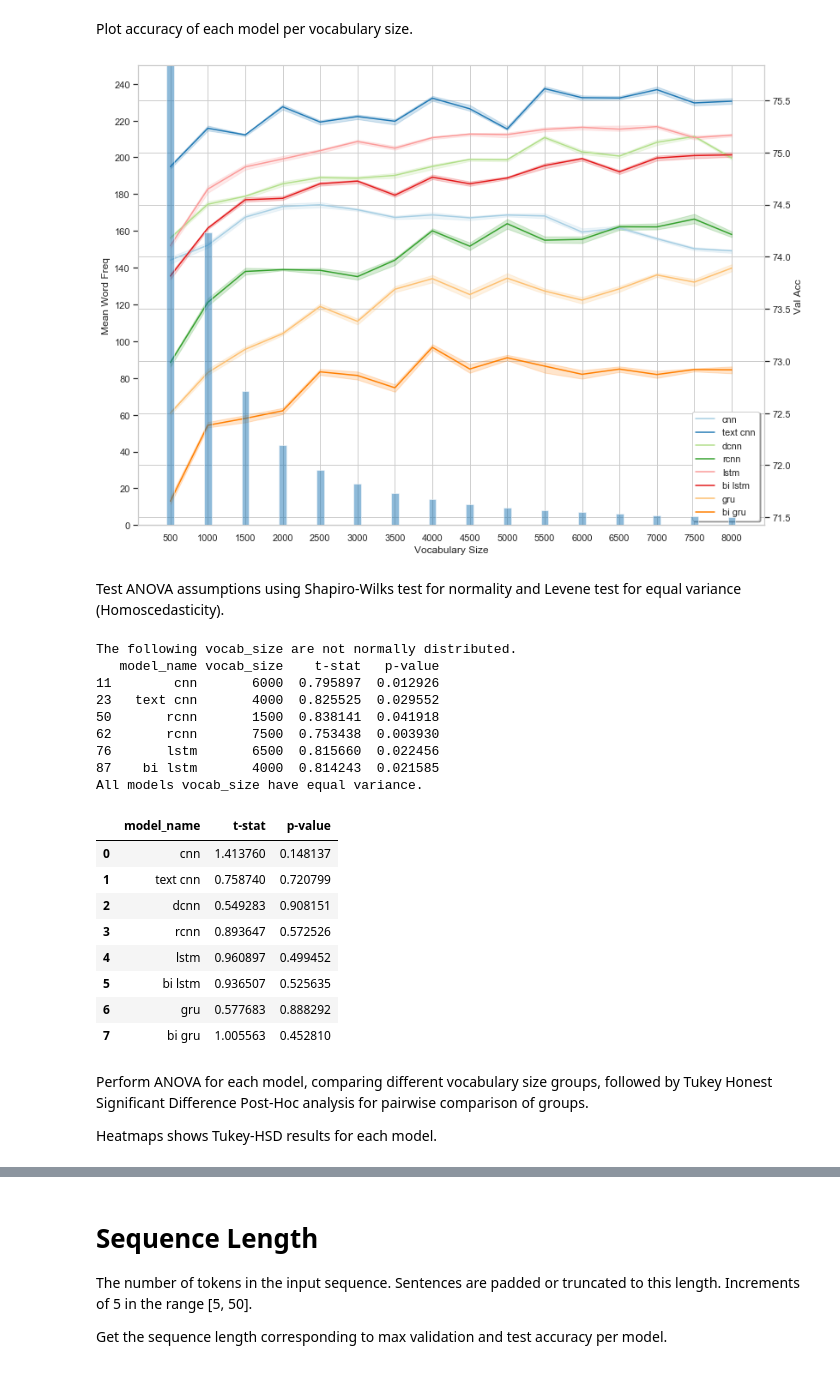
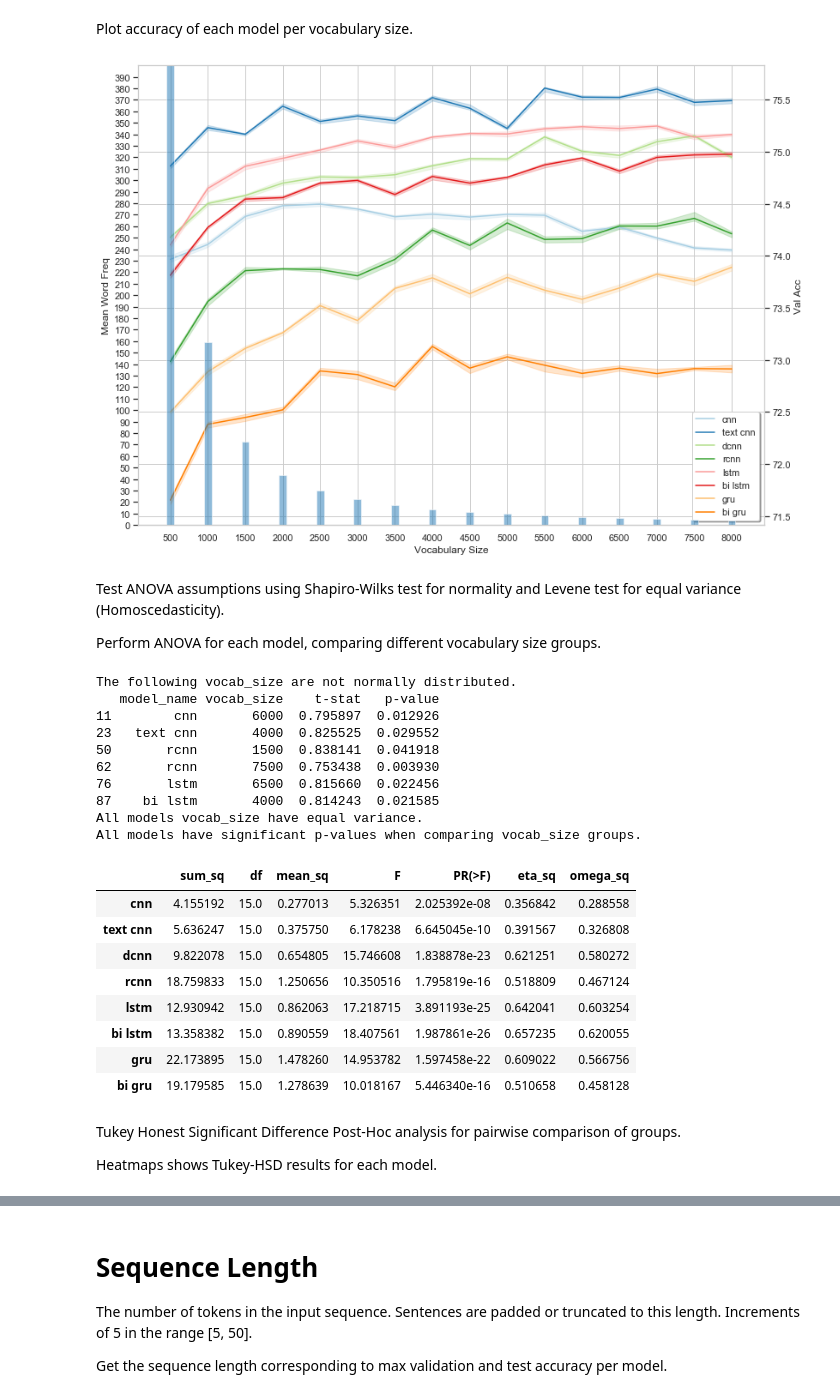
Before and after one commit to NathanDuran/Sentence-Encoding-for-DA-Classification, a Jupyter notebook: data_processing/swda_results.ipynb, the cells around one changed output, grey strips where cells are left out. Cells and saved outputs as stored; diff of their text form; code cells hidden in the pictures.

Commit message:
Finish Maptask Max Seq and Vocab Size

```diff
--- a/data_processing/results.ipynb
+++ b/data_processing/swda_results.ipynb
@@ -225,47 +225,53 @@ Plot accuracy of each model per vocabulary size.
 # vocab_acc_data = vocab_data.drop(vocab_data.columns.difference(['model_name', exp_param, 'val_acc', 'test_acc']), axis=1)
 # vocab_acc_data = vocab_acc_data.rename(columns={'val_acc': 'Val Acc', 'test_acc': 'Test Acc'})
 # vocab_acc_data = vocab_acc_data.melt(id_vars=['model_name', exp_param])
 
 # g, fig = plot_relplot(vocab_acc_data, x=exp_param, y='value', hue='model_name', col='variable', kind='line', ci='sd',
 #                       title='', y_label='Accuracy', x_label='Vocabulary Size',  share_x=False, share_y=False, num_col=1,
 #                       legend_loc='lower right', num_legend_col=4, colour='Paired')
 # g.savefig(os.path.join(task_name, exp_param ,exp_param + '_accuracy.png'))
 
 # Get word frequencies from metadata and bin into same values as experiment
 word_freq = metadata['word_freq'].iloc[:8000]
 ind_start, ind_end = 0, 500
 freq_dict = dict()
 for i in range(16):
-    freq_dict[ind_end] = word_freq.loc[ind_start:ind_end].mean()
+    freq_dict[ind_end] = word_freq.loc[ind_start:ind_end].mean() # Binning
+    # freq_dict[ind_end] = word_freq.loc[0:ind_end].sum() # Cumulative summming
     ind_start += 500
     ind_end += 500
 word_freq = pd.DataFrame.from_dict(freq_dict, orient='index')
 word_freq.reset_index(level=0, inplace=True)
 word_freq.rename(columns={'index': 'vocab_size'}, inplace=True)
 
 # Get experiment validation accuracy data for each model
 vocab_acc_data = vocab_data.drop(vocab_data.columns.difference(['model_name', exp_param, 'val_acc']), axis=1)
 vocab_acc_data = vocab_acc_data.rename(columns={'val_acc': 'Val Acc'})
 vocab_acc_data = vocab_acc_data.melt(id_vars=['model_name', exp_param])
 
 # Plot line/bar chart
 fig = plot_line_bar_chart(vocab_acc_data, word_freq, x=exp_param, y='value', hue='model_name',
                           title='', y_label='Val Acc', x_label='Vocabulary Size', colour='Paired',
-                          bar_x=exp_param, bar_y='Count', bar_axis_step=20, bar_axis_range=[0, 250], bar_width=100,
+                          bar_x=exp_param, bar_y='Count', bar_axis_step=10, bar_axis_range=[0, 400], bar_width=100,
                           bar_y_label='Mean Word Freq', bar_alpha=0.5, bar_color='tab:blue', legend_loc='best', num_legend_col=1)
 # %% [output]
-[figure, old version]
+[figure, new version]
 # %% [markdown]
 Test ANOVA assumptions using Shapiro-Wilks test for normality and Levene test for equal variance (Homoscedasticity).
+
+Perform ANOVA for each model, comparing different vocabulary size groups.
 # %%
 # Set the metric to test
 metric = 'val_acc'
 
-# Run Shaprio-wilks for all models and vocabulary sizes
+# Run Shaprio-wilks test for normal distribution
 shapiro_wilk_test(vocab_data, exp_param, metric)
 
 # Run Levene test for equal variance
 levene_test(vocab_data, exp_param, metric)
+
+# Run ANOVA
+one_way_anova_test(vocab_data, exp_param, metric)
 # %% [output]
 The following vocab_size are not normally distributed.
    model_name vocab_size    t-stat   p-value
@@ -276,18 +282,18 @@ The following vocab_size are not normally distributed.
 76       lstm       6500  0.815660  0.022456
 87    bi lstm       4000  0.814243  0.021585
 All models vocab_size have equal variance.
+All models have significant p-values when comparing vocab_size groups.
-|  | model_name | t-stat | p-value |
-| 0 | cnn | 1.413760 | 0.148137 |
-| 1 | text cnn | 0.758740 | 0.720799 |
-| 2 | dcnn | 0.549283 | 0.908151 |
-| 3 | rcnn | 0.893647 | 0.572526 |
-| 4 | lstm | 0.960897 | 0.499452 |
-| 5 | bi lstm | 0.936507 | 0.525635 |
-| 6 | gru | 0.577683 | 0.888292 |
-| 7 | bi gru | 1.005563 | 0.452810 |
+|  | sum_sq | df | mean_sq | F | PR(>F) | eta_sq | omega_sq |
+| cnn | 4.155192 | 15.0 | 0.277013 | 5.326351 | 2.025392e-08 | 0.356842 | 0.288558 |
+| text cnn | 5.636247 | 15.0 | 0.375750 | 6.178238 | 6.645045e-10 | 0.391567 | 0.326808 |
+| dcnn | 9.822078 | 15.0 | 0.654805 | 15.746608 | 1.838878e-23 | 0.621251 | 0.580272 |
+| rcnn | 18.759833 | 15.0 | 1.250656 | 10.350516 | 1.795819e-16 | 0.518809 | 0.467124 |
+| lstm | 12.930942 | 15.0 | 0.862063 | 17.218715 | 3.891193e-25 | 0.642041 | 0.603254 |
+| bi lstm | 13.358382 | 15.0 | 0.890559 | 18.407561 | 1.987861e-26 | 0.657235 | 0.620055 |
+| gru | 22.173895 | 15.0 | 1.478260 | 14.953782 | 1.597458e-22 | 0.609022 | 0.566756 |
+| bi gru | 19.179585 | 15.0 | 1.278639 | 10.018167 | 5.446340e-16 | 0.510658 | 0.458128 |
 # %% [markdown]
-Perform ANOVA for each model, comparing different vocabulary size groups,
-followed by Tukey Honest Significant Difference Post-Hoc analysis for pairwise comparison of groups.
+Tukey Honest Significant Difference Post-Hoc analysis for pairwise comparison of groups.
 
 Heatmaps shows Tukey-HSD results for each model.
 # %%
```
Also changed, not shown: parts of 31 cells of this notebook, 7 other files.
